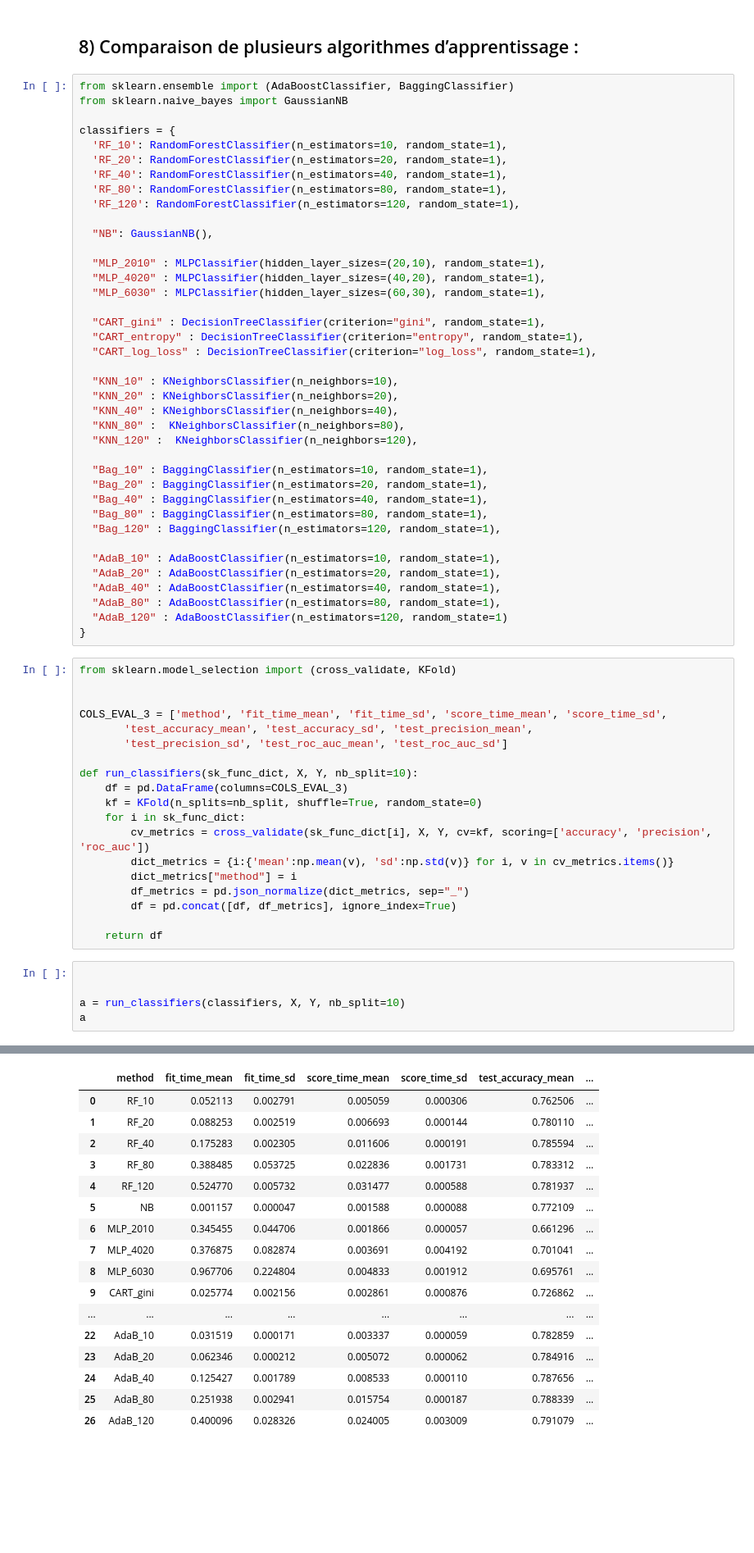
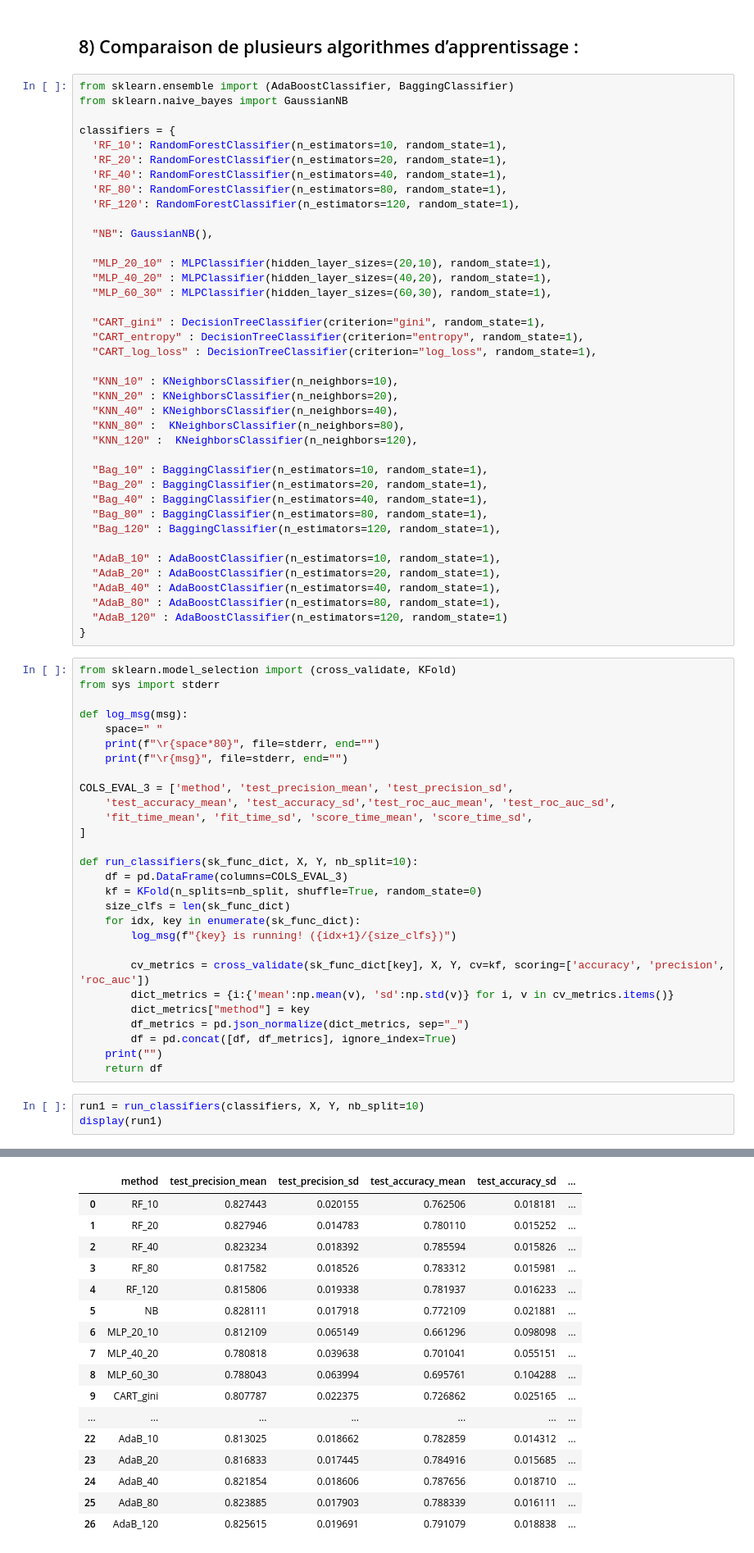
Before and after one commit to tyrosine-rex/tp_taa_apprentissage_supervisee, a Jupyter notebook: source/tp.ipynb, the cells around one changed output, grey strips where cells are left out. Shown: that part at 82% size. Drawn from its saved outputs; the diff is of its cells as text; blank space fills up the shorter version.

```diff
--- a/source/tp.ipynb
+++ b/source/tp.ipynb
@@ -512,9 +529,9 @@ classifiers = {
 
   "NB": GaussianNB(),
 
-  "MLP_2010" : MLPClassifier(hidden_layer_sizes=(20,10), random_state=1),
-  "MLP_4020" : MLPClassifier(hidden_layer_sizes=(40,20), random_state=1),
-  "MLP_6030" : MLPClassifier(hidden_layer_sizes=(60,30), random_state=1),
+  "MLP_20_10" : MLPClassifier(hidden_layer_sizes=(20,10), random_state=1),
+  "MLP_40_20" : MLPClassifier(hidden_layer_sizes=(40,20), random_state=1),
+  "MLP_60_30" : MLPClassifier(hidden_layer_sizes=(60,30), random_state=1),
 
   "CART_gini" : DecisionTreeClassifier(criterion="gini", random_state=1),
   "CART_entropy" : DecisionTreeClassifier(criterion="entropy", random_state=1),
@@ -540,26 +557,33 @@ classifiers = {
 }
 # %%
 from sklearn.model_selection import (cross_validate, KFold)
+from sys import stderr
 
+def log_msg(msg):
+    space=" "
+    print(f"\r{space*80}", file=stderr, end="")
+    print(f"\r{msg}", file=stderr, end="")
 
-COLS_EVAL_3 = ['method', 'fit_time_mean', 'fit_time_sd', 'score_time_mean', 'score_time_sd',
-       'test_accuracy_mean', 'test_accuracy_sd', 'test_precision_mean',
-       'test_precision_sd', 'test_roc_auc_mean', 'test_roc_auc_sd']
+COLS_EVAL_3 = ['method', 'test_precision_mean', 'test_precision_sd',
+    'test_accuracy_mean', 'test_accuracy_sd','test_roc_auc_mean', 'test_roc_auc_sd',
+    'fit_time_mean', 'fit_time_sd', 'score_time_mean', 'score_time_sd',
+]
 
 def run_classifiers(sk_func_dict, X, Y, nb_split=10):
     df = pd.DataFrame(columns=COLS_EVAL_3)
     kf = KFold(n_splits=nb_split, shuffle=True, random_state=0)
-    for i in sk_func_dict:
-        cv_metrics = cross_validate(sk_func_dict[i], X, Y, cv=kf, scoring=['accuracy', 'precision', 'roc_auc'])
+    size_clfs = len(sk_func_dict)
+    for idx, key in enumerate(sk_func_dict):
+        log_msg(f"{key} is running! ({idx+1}/{size_clfs})")
+
+        cv_metrics = cross_validate(sk_func_dict[key], X, Y, cv=kf, scoring=['accuracy', 'precision', 'roc_auc'])
         dict_metrics = {i:{'mean':np.mean(v), 'sd':np.std(v)} for i, v in cv_metrics.items()}
-        dict_metrics["method"] = i
+        dict_metrics["method"] = key
         df_metrics = pd.json_normalize(dict_metrics, sep="_")
         df = pd.concat([df, df_metrics], ignore_index=True)
-
+    print("")
     return df
 # %%
-
-
-a = run_classifiers(classifiers, X, Y, nb_split=10)
-a
+run1 = run_classifiers(classifiers, X, Y, nb_split=10)
+display(run1)
 # %% [output]
@@ -566,20 +591,20 @@ a
-|  | method | fit_time_mean | fit_time_sd | score_time_mean | score_time_sd | test_accuracy_mean | ... |
-| 0 | RF_10 | 0.052113 | 0.002791 | 0.005059 | 0.000306 | 0.762506 | ... |
-| 1 | RF_20 | 0.088253 | 0.002519 | 0.006693 | 0.000144 | 0.780110 | ... |
-| 2 | RF_40 | 0.175283 | 0.002305 | 0.011606 | 0.000191 | 0.785594 | ... |
-| 3 | RF_80 | 0.388485 | 0.053725 | 0.022836 | 0.001731 | 0.783312 | ... |
-| 4 | RF_120 | 0.524770 | 0.005732 | 0.031477 | 0.000588 | 0.781937 | ... |
-| 5 | NB | 0.001157 | 0.000047 | 0.001588 | 0.000088 | 0.772109 | ... |
-| 6 | MLP_2010 | 0.345455 | 0.044706 | 0.001866 | 0.000057 | 0.661296 | ... |
-| 7 | MLP_4020 | 0.376875 | 0.082874 | 0.003691 | 0.004192 | 0.701041 | ... |
-| 8 | MLP_6030 | 0.967706 | 0.224804 | 0.004833 | 0.001912 | 0.695761 | ... |
-| 9 | CART_gini | 0.025774 | 0.002156 | 0.002861 | 0.000876 | 0.726862 | ... |
-| ... | ... | ... | ... | ... | ... | ... | ... |
-| 22 | AdaB_10 | 0.031519 | 0.000171 | 0.003337 | 0.000059 | 0.782859 | ... |
-| 23 | AdaB_20 | 0.062346 | 0.000212 | 0.005072 | 0.000062 | 0.784916 | ... |
-| 24 | AdaB_40 | 0.125427 | 0.001789 | 0.008533 | 0.000110 | 0.787656 | ... |
-| 25 | AdaB_80 | 0.251938 | 0.002941 | 0.015754 | 0.000187 | 0.788339 | ... |
-| 26 | AdaB_120 | 0.400096 | 0.028326 | 0.024005 | 0.003009 | 0.791079 | ... |
+|  | method | test_precision_mean | test_precision_sd | test_accuracy_mean | test_accuracy_sd | ... |
+| 0 | RF_10 | 0.827443 | 0.020155 | 0.762506 | 0.018181 | ... |
+| 1 | RF_20 | 0.827946 | 0.014783 | 0.780110 | 0.015252 | ... |
+| 2 | RF_40 | 0.823234 | 0.018392 | 0.785594 | 0.015826 | ... |
+| 3 | RF_80 | 0.817582 | 0.018526 | 0.783312 | 0.015981 | ... |
+| 4 | RF_120 | 0.815806 | 0.019338 | 0.781937 | 0.016233 | ... |
+| 5 | NB | 0.828111 | 0.017918 | 0.772109 | 0.021881 | ... |
+| 6 | MLP_20_10 | 0.812109 | 0.065149 | 0.661296 | 0.098098 | ... |
+| 7 | MLP_40_20 | 0.780818 | 0.039638 | 0.701041 | 0.055151 | ... |
+| 8 | MLP_60_30 | 0.788043 | 0.063994 | 0.695761 | 0.104288 | ... |
+| 9 | CART_gini | 0.807787 | 0.022375 | 0.726862 | 0.025165 | ... |
+| ... | ... | ... | ... | ... | ... | ... |
+| 22 | AdaB_10 | 0.813025 | 0.018662 | 0.782859 | 0.014312 | ... |
+| 23 | AdaB_20 | 0.816833 | 0.017445 | 0.784916 | 0.015685 | ... |
+| 24 | AdaB_40 | 0.821854 | 0.018606 | 0.787656 | 0.018710 | ... |
+| 25 | AdaB_80 | 0.823885 | 0.017903 | 0.788339 | 0.016111 | ... |
+| 26 | AdaB_120 | 0.825615 | 0.019691 | 0.791079 | 0.018838 | ... |
 # %% [markdown]
 # II) Apprentissage supervisé : Données hétérogènes
 
```
Also changed, not shown: parts of 16 cells of this notebook.
